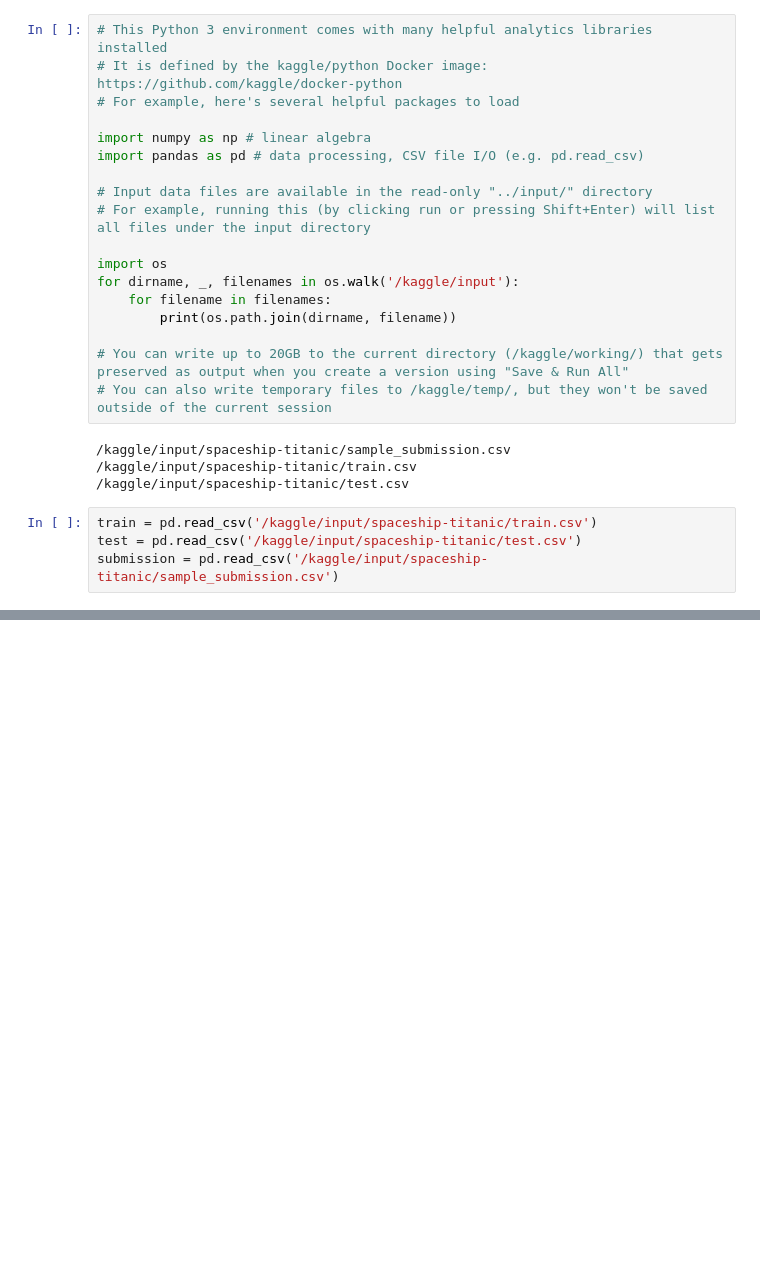
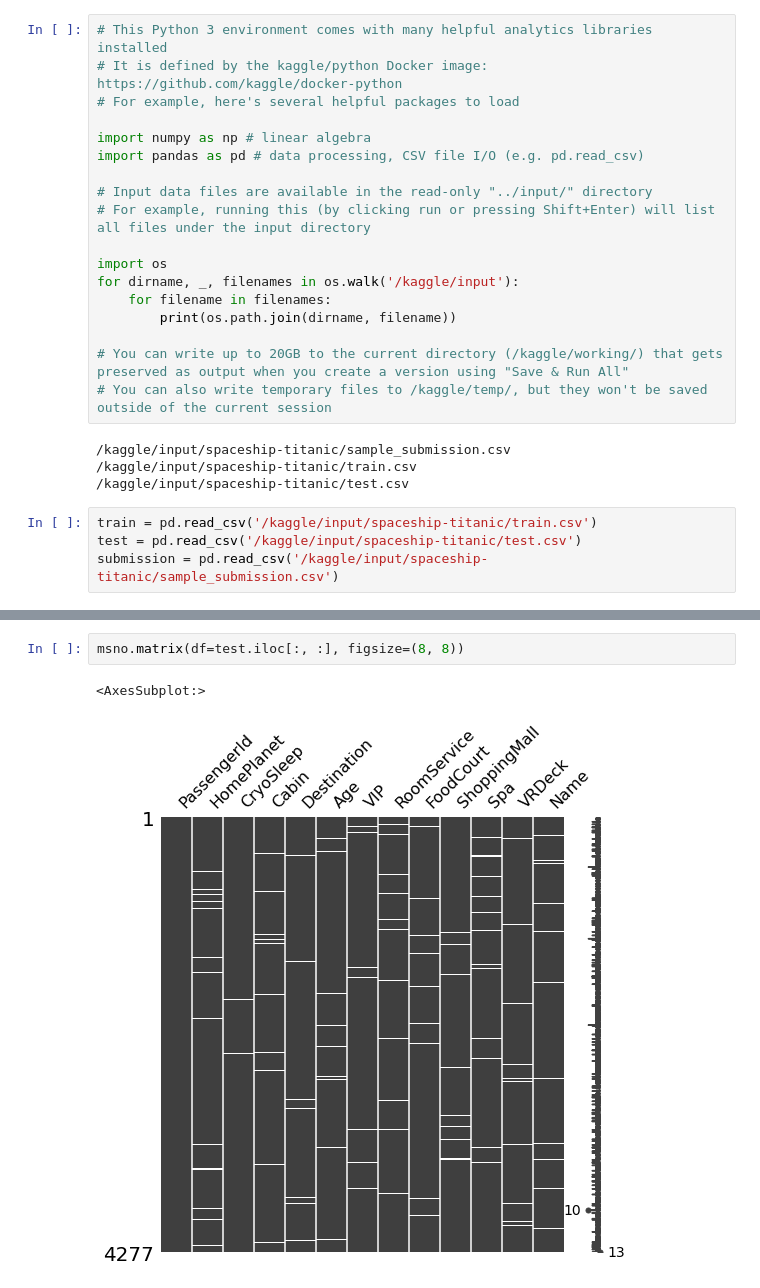
Before and after one commit to sinjy1203/kaggle_MyNotebook, a Jupyter notebook: spaceshiptitanic-binaryclassification-1.ipynb, the cells around one changed output, grey strips where cells are left out. Cells and saved outputs as stored; diff of their text form; blank space fills up the shorter version.

```diff
--- a/spaceshiptitanic-binaryclassification-1.ipynb
+++ b/spaceshiptitanic-binaryclassification-1.ipynb
@@ -57,0 +137,5 @@ print(3)
+# %%
+msno.matrix(df=test.iloc[:, :], figsize=(8, 8))
+# %% [output]
+<AxesSubplot:>
+[figure, added]
```
Also changed, not shown: parts of 20 cells of this notebook.
